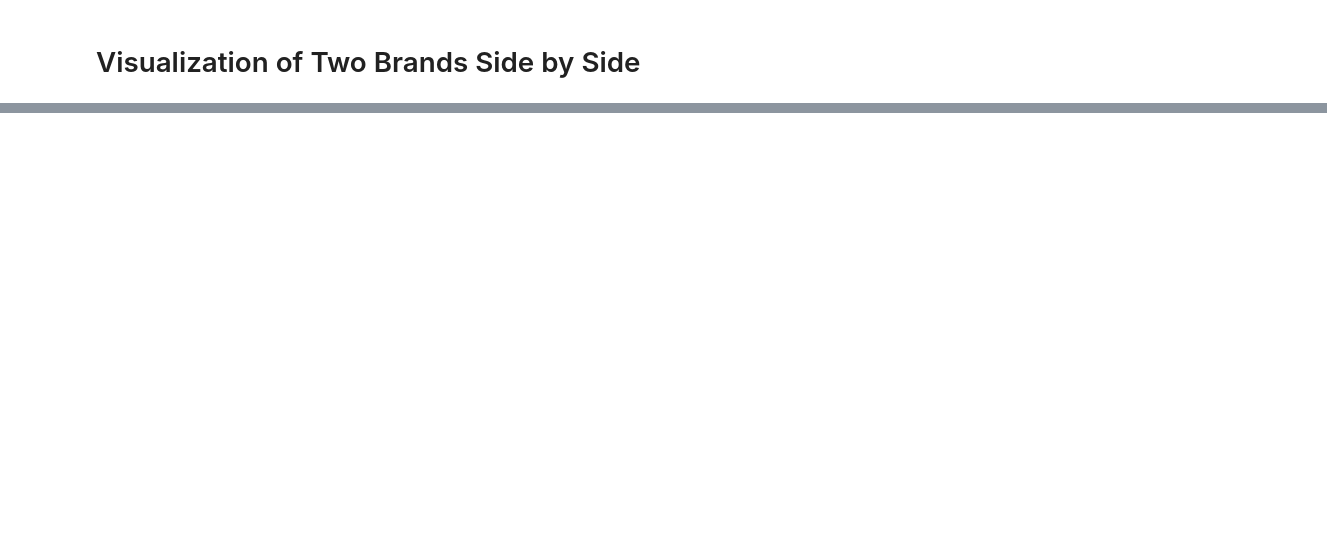
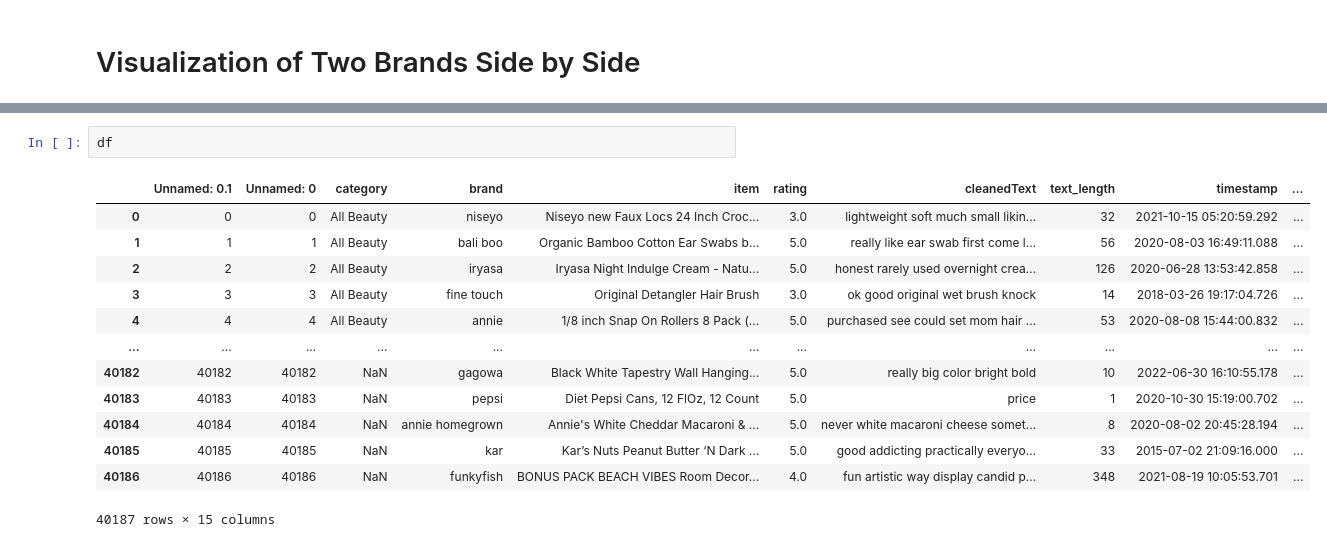
Before and after one commit to JosephKai1/COMP3610PROJECT, a Jupyter notebook: notebooks/ProductAnalysis.ipynb, the cells around one changed output, grey strips where cells are left out. Drawn from its saved outputs; the diff is of its cells as text; blank space fills up the shorter version.

```diff
--- a/notebooks/ProductAnalysis.ipynb
+++ b/notebooks/ProductAnalysis.ipynb
@@ -482,0 +484,16 @@ plt.show()
+# %%
+df
+# %% [output]
+|  | Unnamed: 0.1 | Unnamed: 0 | category | brand | item | rating | cleanedText | text_length | timestamp | ... |
+| 0 | 0 | 0 | All Beauty | niseyo | Niseyo new Faux Locs 24 Inch Croc... | 3.0 | lightweight soft much small likin... | 32 | 2021-10-15 05:20:59.292 | ... |
+| 1 | 1 | 1 | All Beauty | bali boo | Organic Bamboo Cotton Ear Swabs b... | 5.0 | really like ear swab first come l... | 56 | 2020-08-03 16:49:11.088 | ... |
+| 2 | 2 | 2 | All Beauty | iryasa | Iryasa Night Indulge Cream - Natu... | 5.0 | honest rarely used overnight crea... | 126 | 2020-06-28 13:53:42.858 | ... |
+| 3 | 3 | 3 | All Beauty | fine touch | Original Detangler Hair Brush | 3.0 | ok good original wet brush knock | 14 | 2018-03-26 19:17:04.726 | ... |
+| 4 | 4 | 4 | All Beauty | annie | 1/8 inch Snap On Rollers 8 Pack (... | 5.0 | purchased see could set mom hair ... | 53 | 2020-08-08 15:44:00.832 | ... |
+| ... | ... | ... | ... | ... | ... | ... | ... | ... | ... | ... |
+| 40182 | 40182 | 40182 | NaN | gagowa | Black White Tapestry Wall Hanging... | 5.0 | really big color bright bold | 10 | 2022-06-30 16:10:55.178 | ... |
+| 40183 | 40183 | 40183 | NaN | pepsi | Diet Pepsi Cans, 12 FlOz, 12 Count | 5.0 | price | 1 | 2020-10-30 15:19:00.702 | ... |
+| 40184 | 40184 | 40184 | NaN | annie homegrown | Annie's White Cheddar Macaroni & ... | 5.0 | never white macaroni cheese somet... | 8 | 2020-08-02 20:45:28.194 | ... |
+| 40185 | 40185 | 40185 | NaN | kar | Kar’s Nuts Peanut Butter ‘N Dark ... | 5.0 | good addicting practically everyo... | 33 | 2015-07-02 21:09:16.000 | ... |
+| 40186 | 40186 | 40186 | NaN | funkyfish | BONUS PACK BEACH VIBES Room Decor... | 4.0 | fun artistic way display candid p... | 348 | 2021-08-19 10:05:53.701 | ... |
+40187 rows × 15 columns
```
Also changed, not shown: parts of 13 cells of this notebook.
